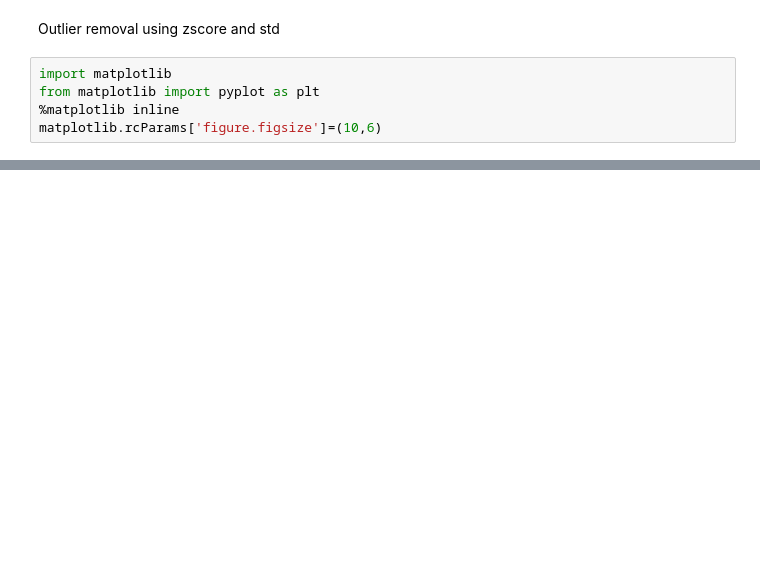
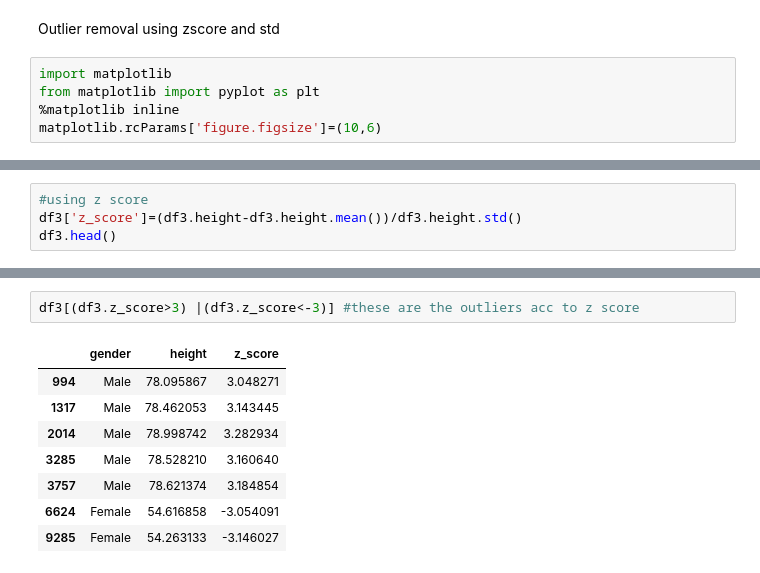
Before and after one commit to Ayomide906/test, a Jupyter notebook: maths_stats/outlier_removal_methods.ipynb, the cells around one changed output, grey strips where cells are left out. Cells and saved outputs as stored; diff of their text form; blank space fills up the shorter version.

Commit message:
updated outlier detection

```diff
--- a/maths_stats/outlier_removal_methods.ipynb
+++ b/maths_stats/outlier_removal_methods.ipynb
@@ -105,0 +127,4 @@ plt.show()
+# %%
+#using z score
+df3['z_score']=(df3.height-df3.height.mean())/df3.height.std()
+df3.head()
@@ -105,0 +138,11 @@ plt.show()
+# %%
+df3[(df3.z_score>3) |(df3.z_score<-3)] #these are the outliers acc to z score
+# %% [output]
+|  | gender | height | z_score |
+| 994 | Male | 78.095867 | 3.048271 |
+| 1317 | Male | 78.462053 | 3.143445 |
+| 2014 | Male | 78.998742 | 3.282934 |
+| 3285 | Male | 78.528210 | 3.160640 |
+| 3757 | Male | 78.621374 | 3.184854 |
+| 6624 | Female | 54.616858 | -3.054091 |
+| 9285 | Female | 54.263133 | -3.146027 |
```
Also changed, not shown: parts of 7 cells of this notebook.
